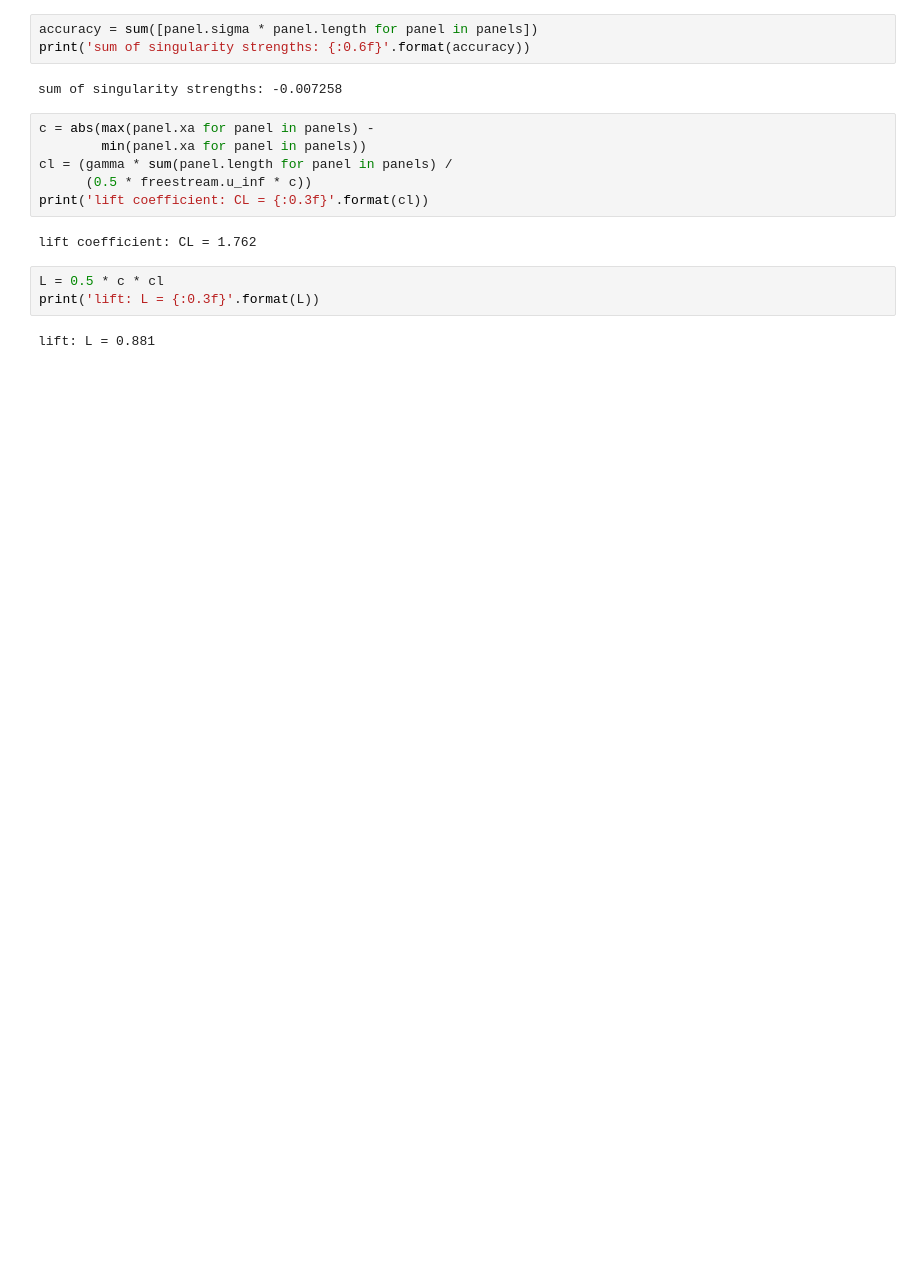
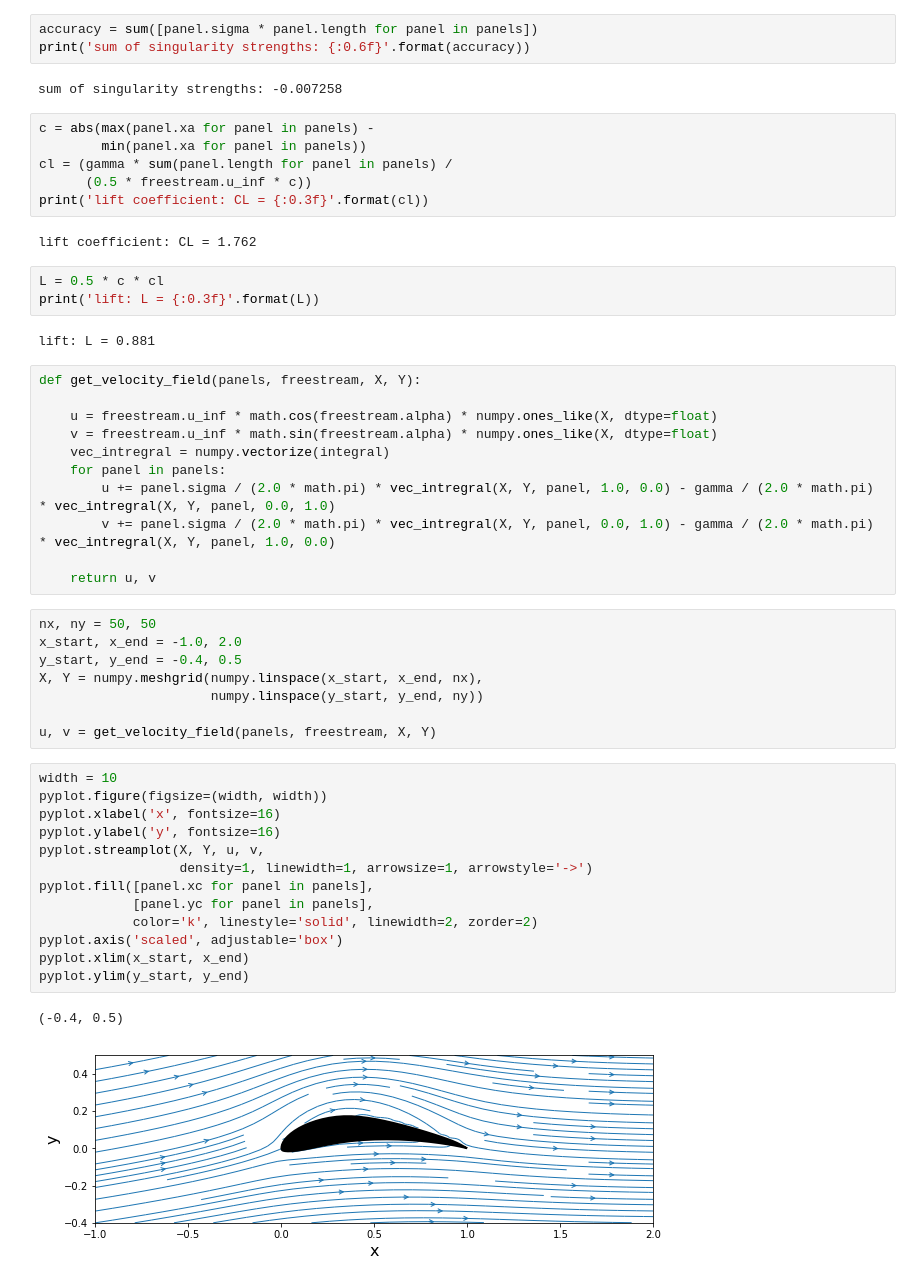
Before and after one commit to tianjiaozhang678/mae6226, a Jupyter notebook: Project.ipynb, the cells around one changed output. Drawn from its saved outputs; the diff is of its cells as text; blank space fills up the shorter version.

```diff
--- a/Project.ipynb
+++ b/Project.ipynb
@@ -186,3 +187,38 @@ L = 0.5 * c * cl
 print('lift: L = {:0.3f}'.format(L))
 # %% [output]
 lift: L = 0.881
+# %%
+def get_velocity_field(panels, freestream, X, Y):
+
+    u = freestream.u_inf * math.cos(freestream.alpha) * numpy.ones_like(X, dtype=float)
+    v = freestream.u_inf * math.sin(freestream.alpha) * numpy.ones_like(X, dtype=float)
+    vec_intregral = numpy.vectorize(integral)
+    for panel in panels:
+        u += panel.sigma / (2.0 * math.pi) * vec_intregral(X, Y, panel, 1.0, 0.0) - gamma / (2.0 * math.pi) * vec_intregral(X, Y, panel, 0.0, 1.0)
+        v += panel.sigma / (2.0 * math.pi) * vec_intregral(X, Y, panel, 0.0, 1.0) - gamma / (2.0 * math.pi) * vec_intregral(X, Y, panel, 1.0, 0.0)
+
+    return u, v
+# %%
+nx, ny = 50, 50
+x_start, x_end = -1.0, 2.0
+y_start, y_end = -0.4, 0.5
+X, Y = numpy.meshgrid(numpy.linspace(x_start, x_end, nx),
+                      numpy.linspace(y_start, y_end, ny))
+
+u, v = get_velocity_field(panels, freestream, X, Y)
+# %%
+width = 10
+pyplot.figure(figsize=(width, width))
+pyplot.xlabel('x', fontsize=16)
+pyplot.ylabel('y', fontsize=16)
+pyplot.streamplot(X, Y, u, v,
+                  density=1, linewidth=1, arrowsize=1, arrowstyle='->')
+pyplot.fill([panel.xc for panel in panels],
+            [panel.yc for panel in panels],
+            color='k', linestyle='solid', linewidth=2, zorder=2)
+pyplot.axis('scaled', adjustable='box')
+pyplot.xlim(x_start, x_end)
+pyplot.ylim(y_start, y_end)
+# %% [output]
+(-0.4, 0.5)
+[figure, added]
```
Also changed, not shown: parts of 2 cells of this notebook.
